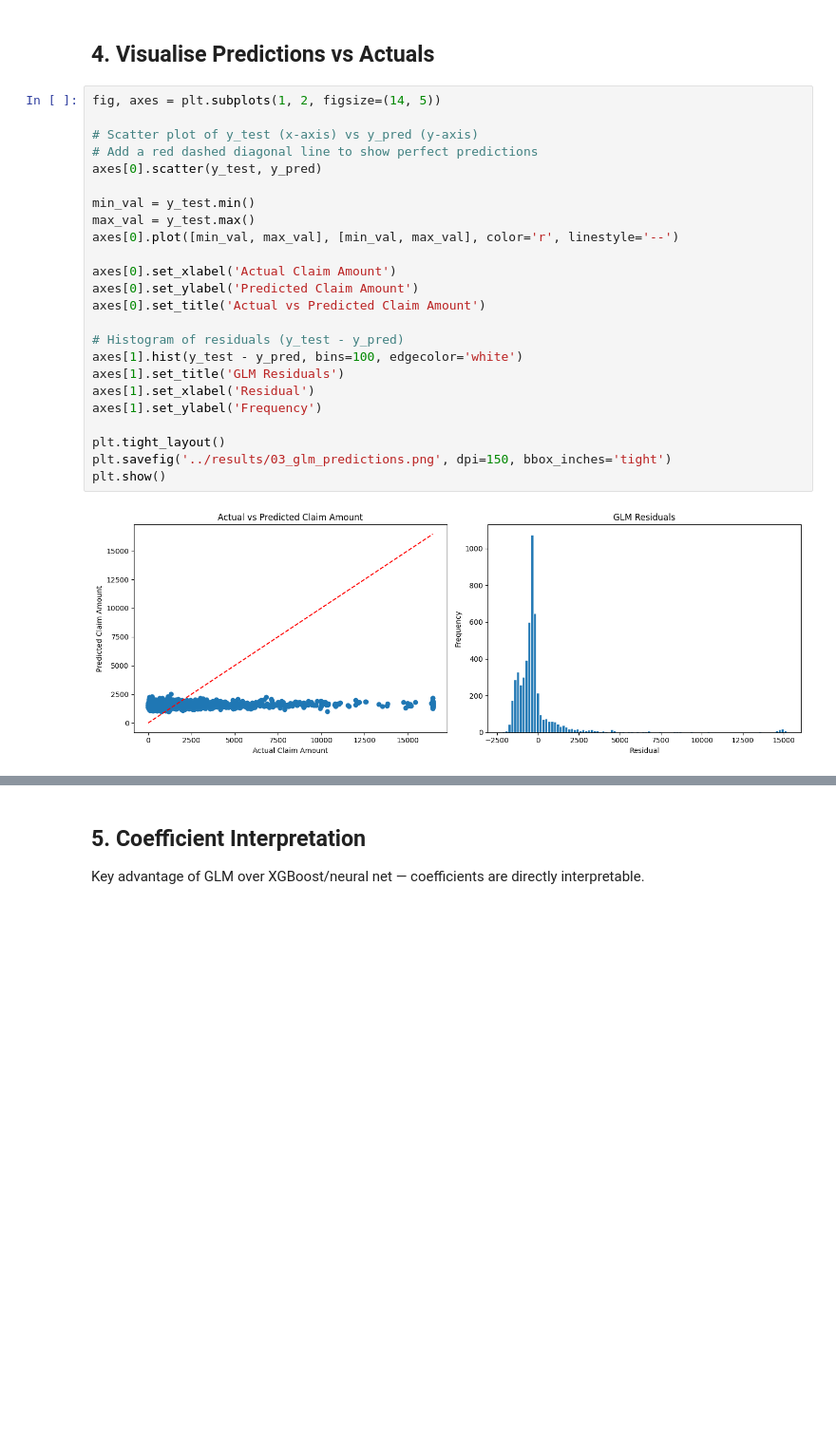
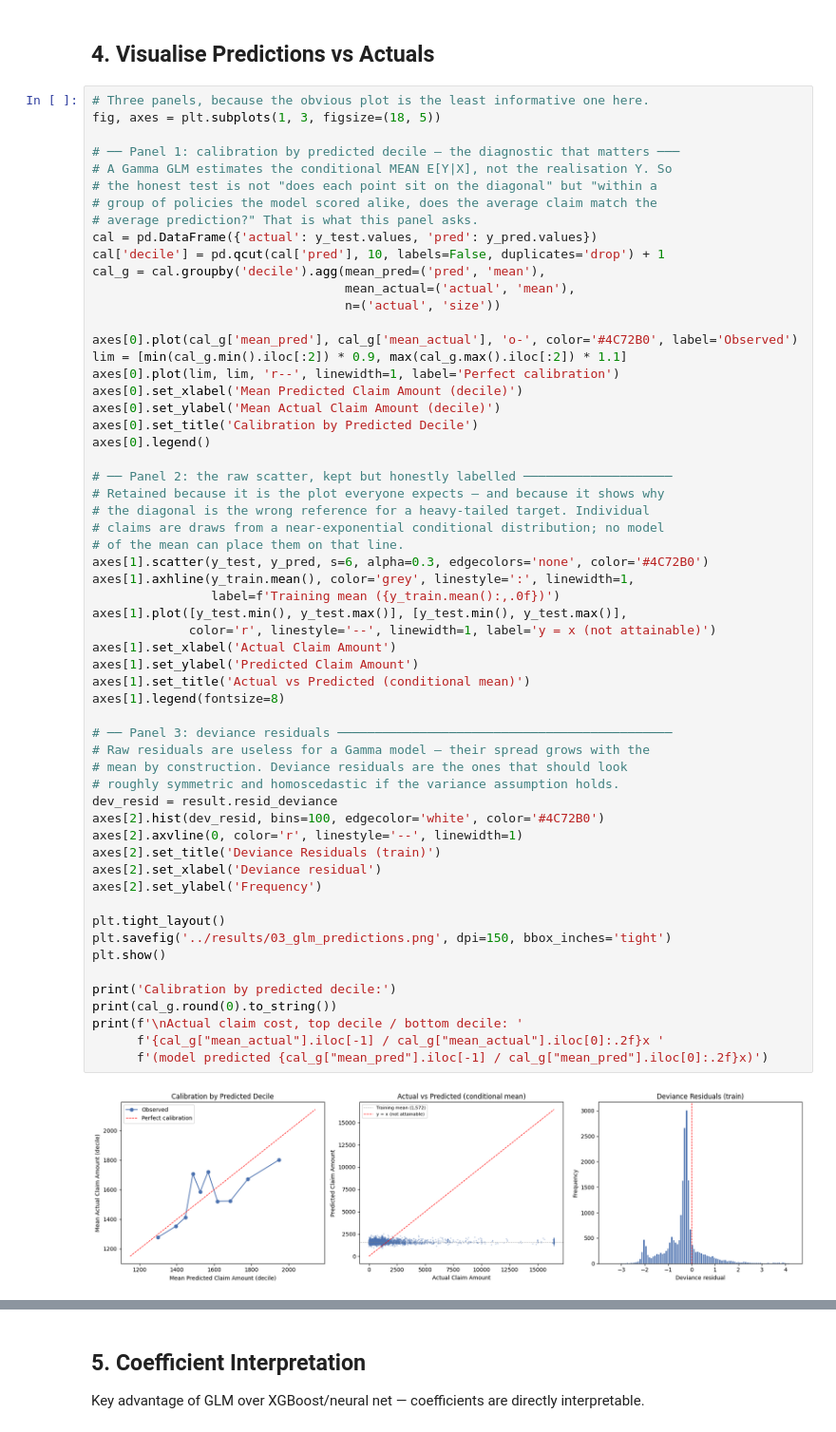
Before and after one commit to dpark2380/Insurance-Claims-Predictor, a Jupyter notebook: notebooks/02_glm.ipynb, the cells around one changed output, grey strips where cells are left out. Shown at 95% size. Saved outputs shown, nothing was run; the diff lists cells and outputs as text; blank space fills up the shorter version.

```diff
--- a/notebooks/02_glm.ipynb
+++ b/notebooks/02_glm.ipynb
@@ -142,28 +177,62 @@ Gamma Deviance:  1.0314
 # %% [markdown]
 ## 4. Visualise Predictions vs Actuals
 # %%
-fig, axes = plt.subplots(1, 2, figsize=(14, 5))
+# Three panels, because the obvious plot is the least informative one here.
+fig, axes = plt.subplots(1, 3, figsize=(18, 5))
 
-# Scatter plot of y_test (x-axis) vs y_pred (y-axis)
-# Add a red dashed diagonal line to show perfect predictions
-axes[0].scatter(y_test, y_pred)
+# ── Panel 1: calibration by predicted decile — the diagnostic that matters ───
+# A Gamma GLM estimates the conditional MEAN E[Y|X], not the realisation Y. So
+# the honest test is not "does each point sit on the diagonal" but "within a
+# group of policies the model scored alike, does the average claim match the
+# average prediction?" That is what this panel asks.
+cal = pd.DataFrame({'actual': y_test.values, 'pred': y_pred.values})
+cal['decile'] = pd.qcut(cal['pred'], 10, labels=False, duplicates='drop') + 1
+cal_g = cal.groupby('decile').agg(mean_pred=('pred', 'mean'),
+                                  mean_actual=('actual', 'mean'),
+                                  n=('actual', 'size'))
 
-min_val = y_test.min()
-max_val = y_test.max()
-axes[0].plot([min_val, max_val], [min_val, max_val], color='r', linestyle='--')
+axes[0].plot(cal_g['mean_pred'], cal_g['mean_actual'], 'o-', color='#4C72B0', label='Observed')
+lim = [min(cal_g.min().iloc[:2]) * 0.9, max(cal_g.max().iloc[:2]) * 1.1]
+axes[0].plot(lim, lim, 'r--', linewidth=1, label='Perfect calibration')
+axes[0].set_xlabel('Mean Predicted Claim Amount (decile)')
+axes[0].set_ylabel('Mean Actual Claim Amount (decile)')
+axes[0].set_title('Calibration by Predicted Decile')
+axes[0].legend()
 
-axes[0].set_xlabel('Actual Claim Amount')
-axes[0].set_ylabel('Predicted Claim Amount')
-axes[0].set_title('Actual vs Predicted Claim Amount')
+# ── Panel 2: the raw scatter, kept but honestly labelled ────────────────────
+# Retained because it is the plot everyone expects — and because it shows why
+# the diagonal is the wrong reference for a heavy-tailed target. Individual
+# claims are draws from a near-exponential conditional distribution; no model
+# of the mean can place them on that line.
+axes[1].scatter(y_test, y_pred, s=6, alpha=0.3, edgecolors='none', color='#4C72B0')
+axes[1].axhline(y_train.mean(), color='grey', linestyle=':', linewidth=1,
+                label=f'Training mean ({y_train.mean():,.0f})')
+axes[1].plot([y_test.min(), y_test.max()], [y_test.min(), y_test.max()],
+             color='r', linestyle='--', linewidth=1, label='y = x (not attainable)')
+axes[1].set_xlabel('Actual Claim Amount')
+axes[1].set_ylabel('Predicted Claim Amount')
+axes[1].set_title('Actual vs Predicted (conditional mean)')
+axes[1].legend(fontsize=8)
 
-# Histogram of residuals (y_test - y_pred)
-axes[1].hist(y_test - y_pred, bins=100, edgecolor='white')
-axes[1].set_title('GLM Residuals')
-axes[1].set_xlabel('Residual')
-axes[1].set_ylabel('Frequency')
+# ── Panel 3: deviance residuals ─────────────────────────────────────────────
+# Raw residuals are useless for a Gamma model — their spread grows with the
+# mean by construction. Deviance residuals are the ones that should look
+# roughly symmetric and homoscedastic if the variance assumption holds.
+dev_resid = result.resid_deviance
+axes[2].hist(dev_resid, bins=100, edgecolor='white', color='#4C72B0')
+axes[2].axvline(0, color='r', linestyle='--', linewidth=1)
+axes[2].set_title('Deviance Residuals (train)')
+axes[2].set_xlabel('Deviance residual')
+axes[2].set_ylabel('Frequency')
 
 plt.tight_layout()
 plt.savefig('../results/03_glm_predictions.png', dpi=150, bbox_inches='tight')
 plt.show()
+
+print('Calibration by predicted decile:')
+print(cal_g.round(0).to_string())
+print(f'\nActual claim cost, top decile / bottom decile: '
+      f'{cal_g["mean_actual"].iloc[-1] / cal_g["mean_actual"].iloc[0]:.2f}x '
+      f'(model predicted {cal_g["mean_pred"].iloc[-1] / cal_g["mean_pred"].iloc[0]:.2f}x)')
 # %% [output]
-[figure, old version]
+[figure, new version]
```
Also changed, not shown: parts of 27 cells of this notebook, 6 other files.
